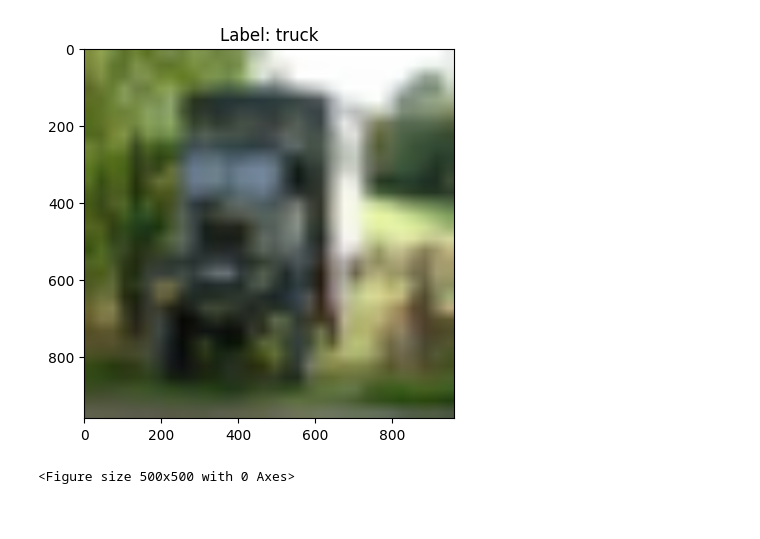
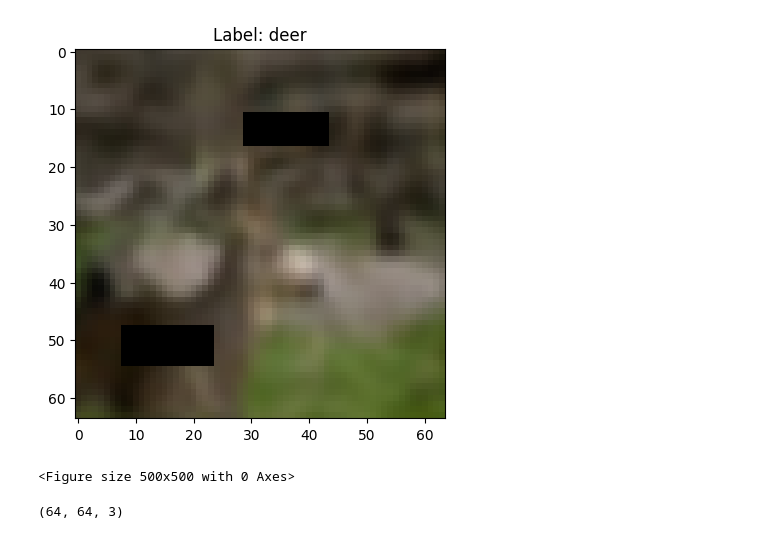
Before and after one commit to d3ac/cs231n, a Jupyter notebook: traincifa10/visualize.ipynb, the cells around one changed output. Cells and saved outputs as stored; diff of their text form; code cells hidden in the pictures.

```diff
--- a/traincifa10/visualize.ipynb
+++ b/traincifa10/visualize.ipynb
@@ -6,16 +8,32 @@ features, labels = data_processing.read_train_dataset()
-# %%
-import cv2
-
-img, label = data_processing.sample_one_img(features, labels)
-img2 = cv2.resize(img, (960, 960))
-
-plt.imshow(img2)
-plt.title(f'Label: {data_processing.get_class_names()[label]}')
-plt.figure(figsize=(5, 5))
-plt.show()
-# %% [output]
-[figure, removed]
-<Figure size 500x500 with 0 Axes>
+# %%
+import cv2
+import numpy as np
+img, label = data_processing.sample_one_img(features, labels)
+
+img2 = cv2.resize(img, (64, 64))
+
+transform = transforms.Compose([
+    transforms.ToPILImage(),
+    transforms.RandomCrop(np.random.randint(50,64)),
+    transforms.Resize((64, 64)),
+    transforms.RandomHorizontalFlip(p=0.5),
+    transforms.ToTensor(),
+    transforms.RandomErasing(p=0.5, scale=(0.02, 0.03), ratio=(0.3, 1), value=0, inplace=False),
+    transforms.RandomErasing(p=0.5, scale=(0.02, 0.03), ratio=(0.3, 1), value=0, inplace=False),
+    transforms.RandomErasing(p=0.5, scale=(0.02, 0.03), ratio=(0.3, 1), value=0, inplace=False),
+])
+
+img2_transformed = transform(img2)
+
+plt.imshow(img2_transformed.transpose(0, 1).transpose(1, 2))
+plt.title(f'Label: {data_processing.get_class_names()[label]}')
+plt.figure(figsize=(5, 5))
+plt.show()
+img2.shape
+# %% [output]
+[figure, added]
+<Figure size 500x500 with 0 Axes>
+(64, 64, 3)
 # %%
 plt.imshow(img)
 plt.title(f'Label: {data_processing.get_class_names()[label]}')
```
Also changed, not shown: parts of 10 cells of this notebook, 5 other files.
